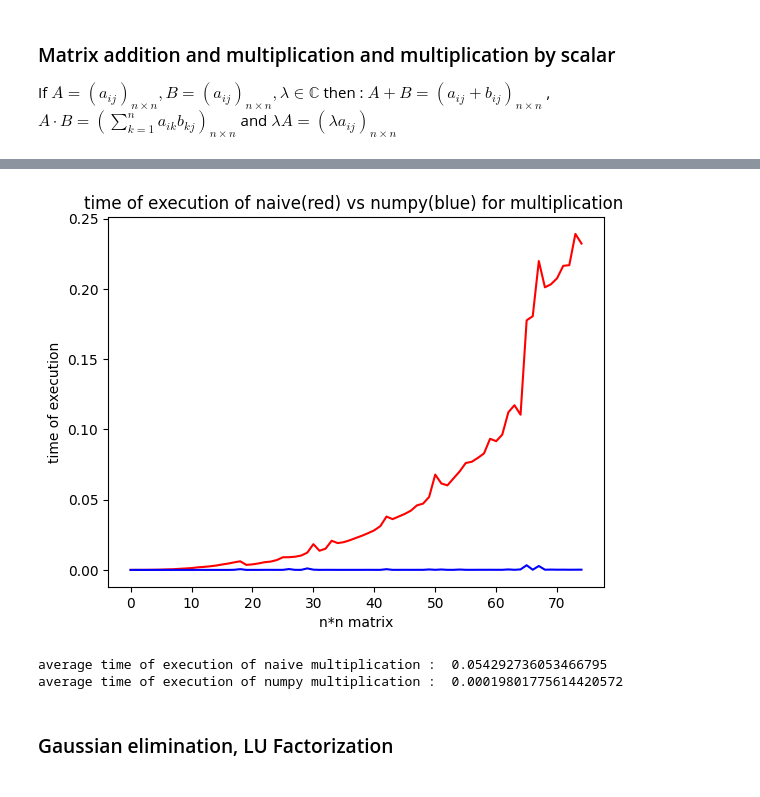
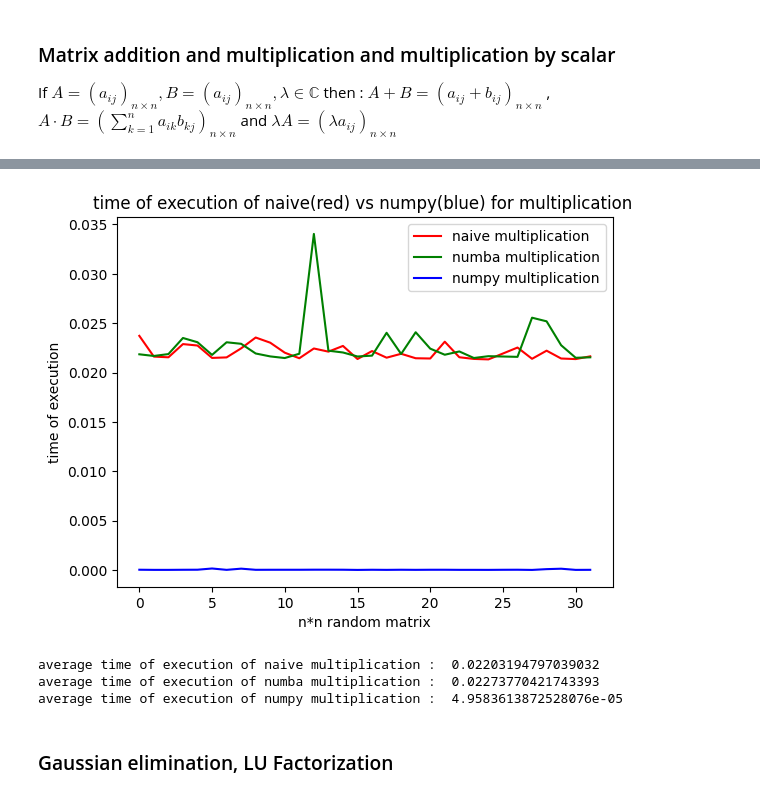
Before and after one commit to arofenitra/Numerical-MultiLinear-Algebra, a Jupyter notebook: matrix_operation.ipynb, the cells around one changed output, grey strips where cells are left out. Cells and saved outputs as stored; diff of their text form; code cells hidden in the pictures.

```diff
--- a/matrix_operation.ipynb
+++ b/matrix_operation.ipynb
@@ -87,3 +112,40 @@ plotting the result of numpy addition-multiplication vs naive addition-multiplic
+# %%
+
+#plot the time of execution of numpy and the naive addition, multiplication
+time_naive=[]
+time_numpy=[]
+time_naive_mul=[]
+time_numpy_mul=[]
+time_numba_add=[]
+time_numba_mul=[]
+n=32
+for i in range(n):
+  A=np.random.rand(n,n)
+  B=np.random.randn(n,n)
+  start1=time.time()
+  naive_matrix_addition(A,B)
+
+  time_naive.append(time.time()-start1)
+
+  start2=time.time()
+  A+B
+  time_numpy.append(time.time()-start2)
+
+  start3=time.time()
+  naive_matrix_multiplication(A,B)
+  time_naive_mul.append(time.time()-start3)
+
+  start4=time.time()
+  np.dot(A,B)
+  time_numpy_mul.append(time.time()-start4)
+
+  start5=time.time()
+  numba_matrix_addition(A,B)
+  time_numba_add.append(time.time()-start4)
+
+  start6=time.time()
+  numba_matrix_multiplication(A,B)
+  time_numba_mul.append(time.time()-start4)
 # %%
 
 plt.plot(time_naive,"-r",label="naive addition")
@@ -103,16 +169,20 @@ average time of execution of numpy addition :  1.766522725423177e-05
 # %%
 plt.title("time of execution of naive(red) vs numpy(blue) for multiplication ")
 plt.plot(time_naive_mul,"-r",label="naive multiplication")
+plt.plot(time_numba_mul,"-g",label="numba multiplication")
 plt.plot(time_numpy_mul,"-b",label="numpy multiplication")
 plt.ylabel("time of execution")
-plt.xlabel("n*n matrix")
+plt.xlabel("n*n random matrix")
+plt.legend()
 plt.show()
 print("average time of execution of naive multiplication : ",np.sum(time_naive_mul)/n)
+print("average time of execution of numba multiplication : ",np.sum(time_numba_mul)/n)
 print("average time of execution of numpy multiplication : ",np.sum(time_numpy_mul)/n)
 # %% [output]
-[figure, old version]
+[figure, new version]
-average time of execution of naive multiplication :  0.054292736053466795
-average time of execution of numpy multiplication :  0.00019801775614420572
+average time of execution of naive multiplication :  0.02203194797039032
+average time of execution of numba multiplication :  0.02273770421743393
+average time of execution of numpy multiplication :  4.9583613872528076e-05
 # %% [markdown]
 ### Gaussian elimination, LU Factorization
 # %% [markdown]
```
Also changed, not shown: parts of 6 cells of this notebook.
